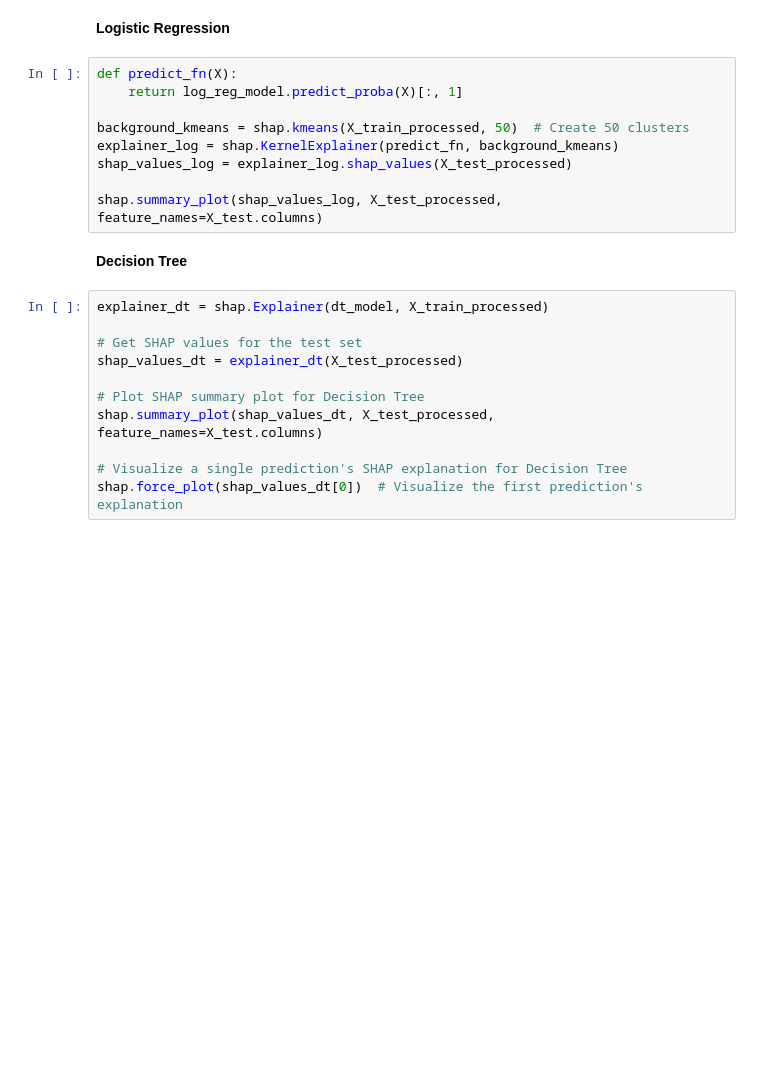
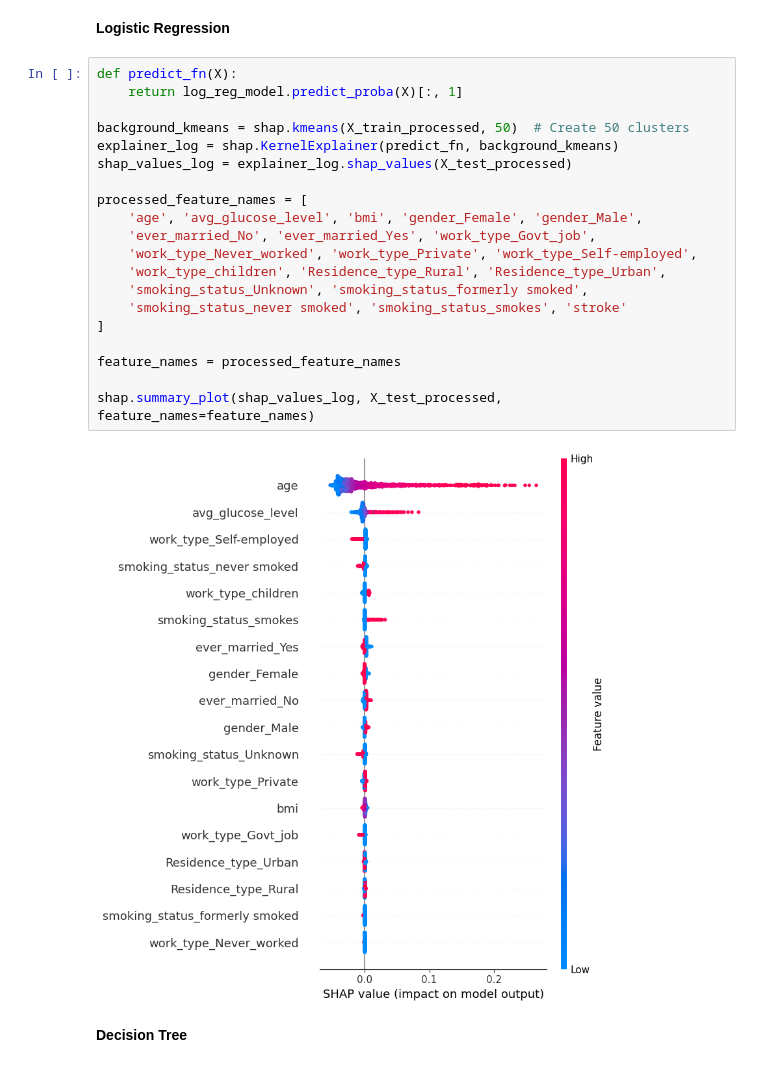
Before and after one commit to zen-0wl/XAl-on-healthcare-diagnostics, a Jupyter notebook: version_3.0/xai/baseline_models.ipynb, the cells around one changed output. Drawn from its saved outputs; the diff is of its cells as text; blank space fills up the shorter version.

```diff
--- a/version_3.0/xai/baseline_models.ipynb
+++ b/version_3.0/xai/baseline_models.ipynb
@@ -57,22 +57,24 @@ Processed Testing Data Shape: (1022, 18)
 # %%
 def predict_fn(X):
     return log_reg_model.predict_proba(X)[:, 1]
 
 background_kmeans = shap.kmeans(X_train_processed, 50)  # Create 50 clusters
 explainer_log = shap.KernelExplainer(predict_fn, background_kmeans)
 shap_values_log = explainer_log.shap_values(X_test_processed)
 
-shap.summary_plot(shap_values_log, X_test_processed, feature_names=X_test.columns)
+processed_feature_names = [
+    'age', 'avg_glucose_level', 'bmi', 'gender_Female', 'gender_Male',
+    'ever_married_No', 'ever_married_Yes', 'work_type_Govt_job',
+    'work_type_Never_worked', 'work_type_Private', 'work_type_Self-employed',
+    'work_type_children', 'Residence_type_Rural', 'Residence_type_Urban',
+    'smoking_status_Unknown', 'smoking_status_formerly smoked',
+    'smoking_status_never smoked', 'smoking_status_smokes', 'stroke'
+]
+
+feature_names = processed_feature_names
+
+shap.summary_plot(shap_values_log, X_test_processed, feature_names=feature_names)
+# %% [output]
+[figure, added]
 # %% [markdown]
 <font color="bluegrey" size=+1.0><b>Decision Tree</b></font>
-# %%
-explainer_dt = shap.Explainer(dt_model, X_train_processed)
-
-# Get SHAP values for the test set
-shap_values_dt = explainer_dt(X_test_processed)
-
-# Plot SHAP summary plot for Decision Tree
-shap.summary_plot(shap_values_dt, X_test_processed, feature_names=X_test.columns)
-
-# Visualize a single prediction's SHAP explanation for Decision Tree
-shap.force_plot(shap_values_dt[0])  # Visualize the first prediction's explanation
```
Also changed, not shown: parts of 2 cells of this notebook, 2 other files.
